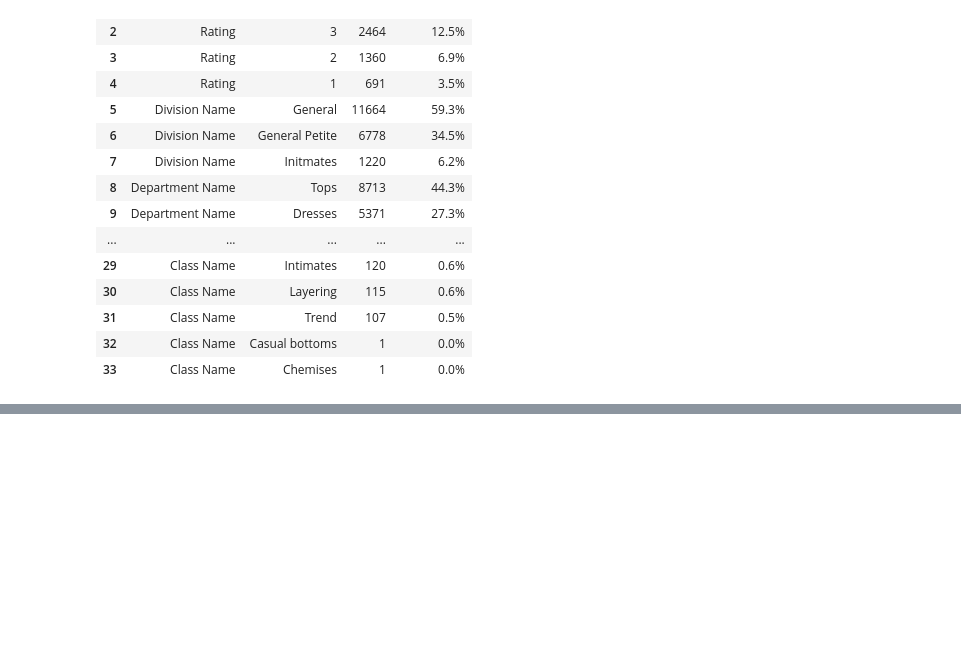
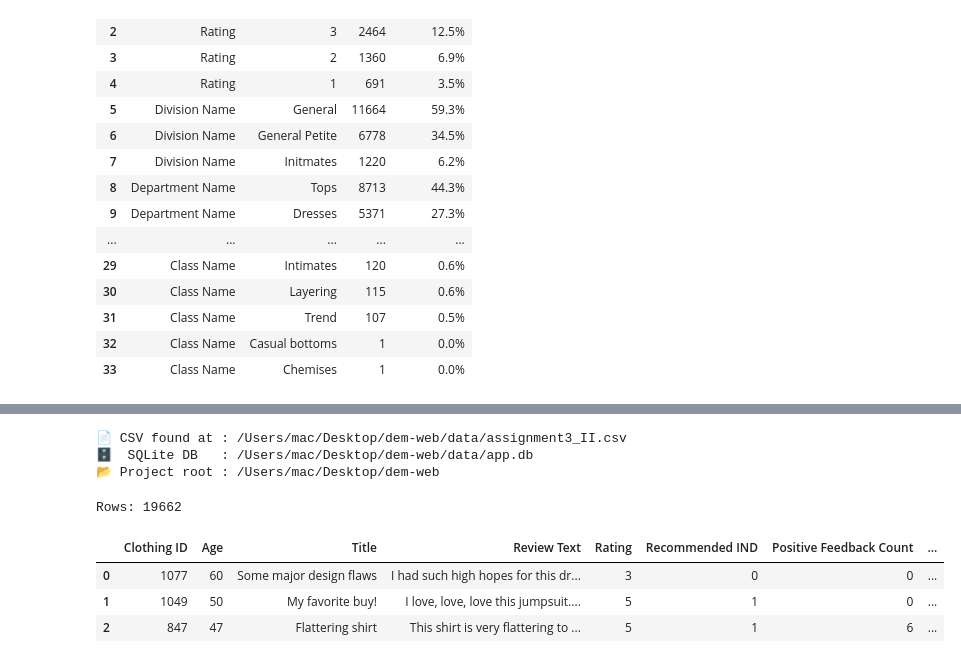
Before and after one commit to vkquanghd/Clothing_Recomend_App, a Jupyter notebook: notebooks/preprocessing.ipynb, the cells around one changed output, grey strips where cells are left out. Cells and saved outputs as stored; diff of their text form; code cells hidden in the pictures; blank space fills up the shorter version.

```diff
--- a/notebooks/preprocessing.ipynb
+++ b/notebooks/preprocessing.ipynb
@@ -202,0 +321,76 @@ display(summary_table)
+# %%
+from pathlib import Path
+
+# Notebook base dir
+NB_DIR = Path.cwd().resolve()
+
+# Candidate locations for the CSV
+CANDIDATES = [
+    NB_DIR / "data" / "assignment3_II.csv",
+    NB_DIR.parent / "data" / "assignment3_II.csv",
+    NB_DIR.parents[1] / "data" / "assignment3_II.csv",
+]
+
+# Pick the first existing CSV
+DATA_CSV = next((p for p in CANDIDATES if p.exists()), None)
+if DATA_CSV is None:
+    raise FileNotFoundError("❌ Could not find 'assignment3_II.csv'. Place it under project_root/data/")
+
+# Project root is always the parent of /data
+PROJECT_ROOT = DATA_CSV.parent.parent
+
+# Standardized paths
+CSV_PATH = PROJECT_ROOT / "data" / "assignment3_II.csv"
+DB_PATH  = PROJECT_ROOT / "data" / "app.db"
+
+print("📄 CSV found at :", CSV_PATH)
+print("🗄️  SQLite DB   :", DB_PATH)
+print("📂 Project root :", PROJECT_ROOT)
+# %% [output]
+📄 CSV found at : /Users/mac/Desktop/dem-web/data/assignment3_II.csv
+🗄️  SQLite DB   : /Users/mac/Desktop/dem-web/data/app.db
+📂 Project root : /Users/mac/Desktop/dem-web
+# %%
+# Notebook cell: load CSV and normalize columns
+if not CSV_PATH.exists():
+    raise FileNotFoundError(f"CSV not found at {CSV_PATH}")
+
+df = pd.read_csv(CSV_PATH)
+
+# Ensure columns exist (fallbacks if dataset uses slightly different names)
+expected_cols = [
+    "Clothing ID","Age","Title","Review Text","Rating",
+    "Recommended IND","Positive Feedback Count",
+    "Division Name","Department Name","Class Name","Clothes Description"
+]
+for c in expected_cols:
+    if c not in df.columns:
+        df[c] = np.nan  # create missing columns if necessary
+
+# Fill strings safely and coerce numerics
+def as_int(x, default=0):
+    try:
+        return int(x)
+    except Exception:
+        return default
+
+df["Clothing ID"] = df["Clothing ID"].apply(as_int)
+df["Age"] = df["Age"].apply(as_int)
+df["Rating"] = df["Rating"].apply(as_int)
+df["Recommended IND"] = df["Recommended IND"].apply(as_int)
+df["Positive Feedback Count"] = df["Positive Feedback Count"].apply(as_int)
+
+for col in ["Title","Review Text","Division Name","Department Name","Class Name","Clothes Description"]:
+    df[col] = df[col].fillna("").astype(str).str.strip()
+
+# Drop garbage rows with missing Clothing ID
+df = df[df["Clothing ID"] > 0].copy()
+
+print("Rows:", len(df))
+df.head(3)
+# %% [output]
+Rows: 19662
+|  | Clothing ID | Age | Title | Review Text | Rating | Recommended IND | Positive Feedback Count | ... |
+| 0 | 1077 | 60 | Some major design flaws | I had such high hopes for this dr... | 3 | 0 | 0 | ... |
+| 1 | 1049 | 50 | My favorite buy! | I love, love, love this jumpsuit.... | 5 | 1 | 0 | ... |
+| 2 | 847 | 47 | Flattering shirt | This shirt is very flattering to ... | 5 | 1 | 6 | ... |
```
Also changed, not shown: parts of 7 cells of this notebook, 45 other files.
